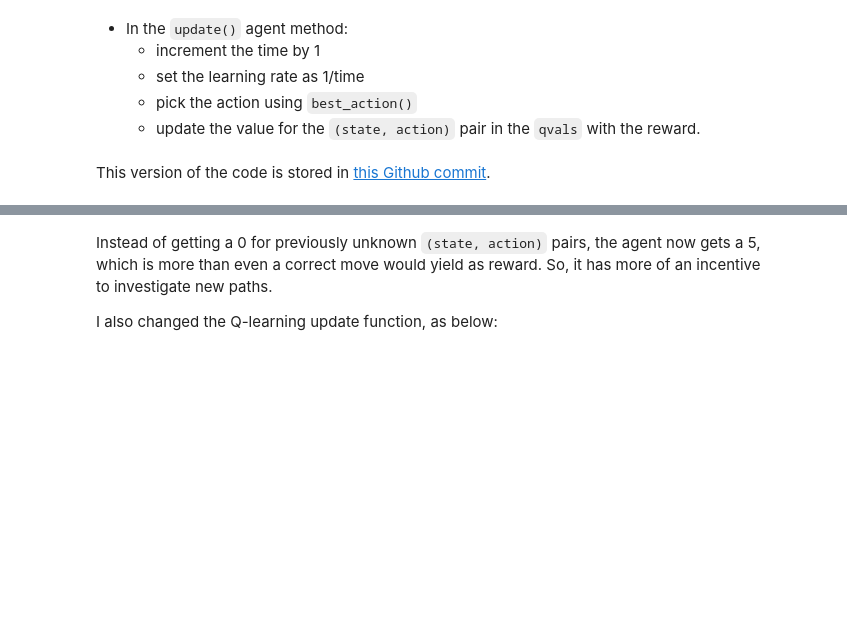
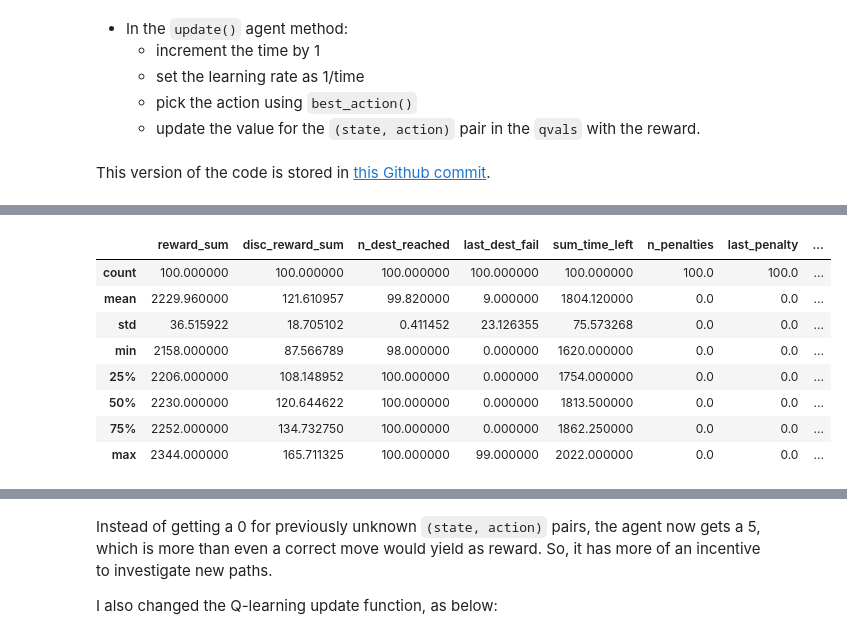
Before and after one commit to lmurtinho/mlend_ps4_smartcab, a Jupyter notebook: project_report.ipynb, the cells around one changed output, grey strips where cells are left out. Saved outputs shown, nothing was run; the diff lists cells and outputs as text; code cells hidden in the pictures; blank space fills up the shorter version.

Commit message:
perfect agent implementation + changes in environment

```diff
--- a/project_report.ipynb
+++ b/project_report.ipynb
@@ -214,0 +235,15 @@ Here are the basic statistics for my baseline agent, after running 100 simulatio
+# %%
+import pandas as pd
+
+df_perfect = pd.DataFrame.from_csv("perfect_agent_results.csv")
+df_perfect.describe()
+# %% [output]
+|  | reward_sum | disc_reward_sum | n_dest_reached | last_dest_fail | sum_time_left | n_penalties | last_penalty | ... |
+| count | 100.000000 | 100.000000 | 100.000000 | 100.000000 | 100.000000 | 100.0 | 100.0 | ... |
+| mean | 2229.960000 | 121.610957 | 99.820000 | 9.000000 | 1804.120000 | 0.0 | 0.0 | ... |
+| std | 36.515922 | 18.705102 | 0.411452 | 23.126355 | 75.573268 | 0.0 | 0.0 | ... |
+| min | 2158.000000 | 87.566789 | 98.000000 | 0.000000 | 1620.000000 | 0.0 | 0.0 | ... |
+| 25% | 2206.000000 | 108.148952 | 100.000000 | 0.000000 | 1754.000000 | 0.0 | 0.0 | ... |
+| 50% | 2230.000000 | 120.644622 | 100.000000 | 0.000000 | 1813.500000 | 0.0 | 0.0 | ... |
+| 75% | 2252.000000 | 134.732750 | 100.000000 | 0.000000 | 1862.250000 | 0.0 | 0.0 | ... |
+| max | 2344.000000 | 165.711325 | 100.000000 | 99.000000 | 2022.000000 | 0.0 | 0.0 | ... |
```
Also changed, not shown: parts of 13 cells of this notebook, 8 other files.
